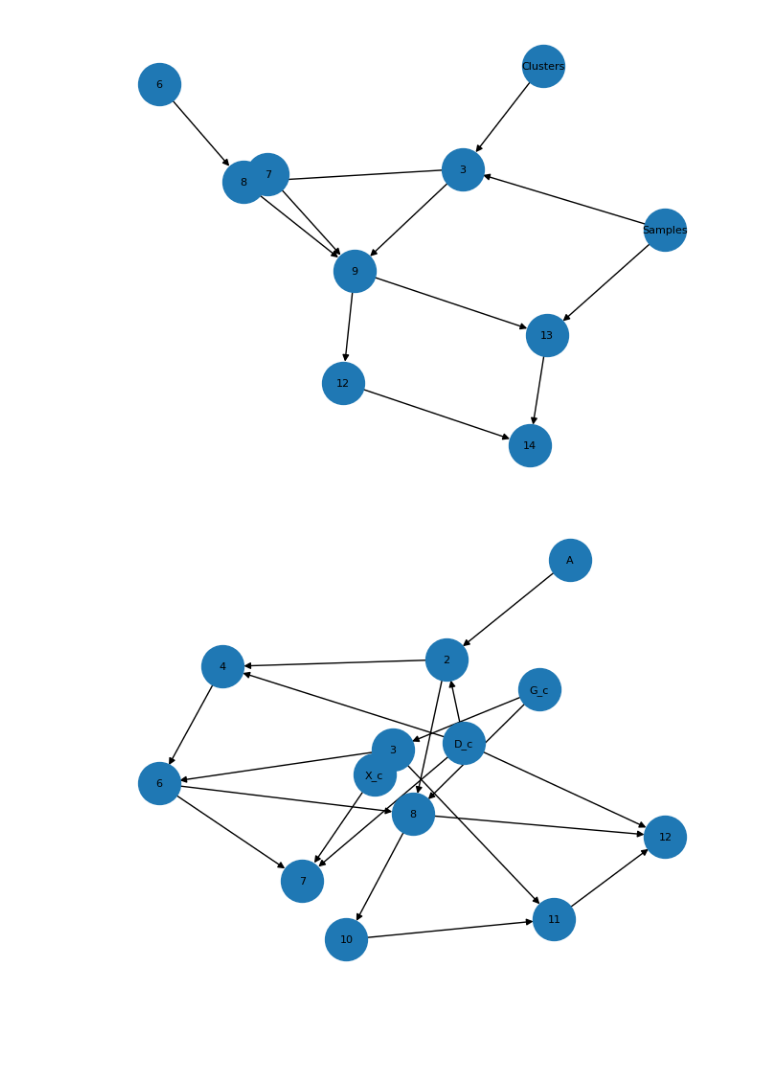
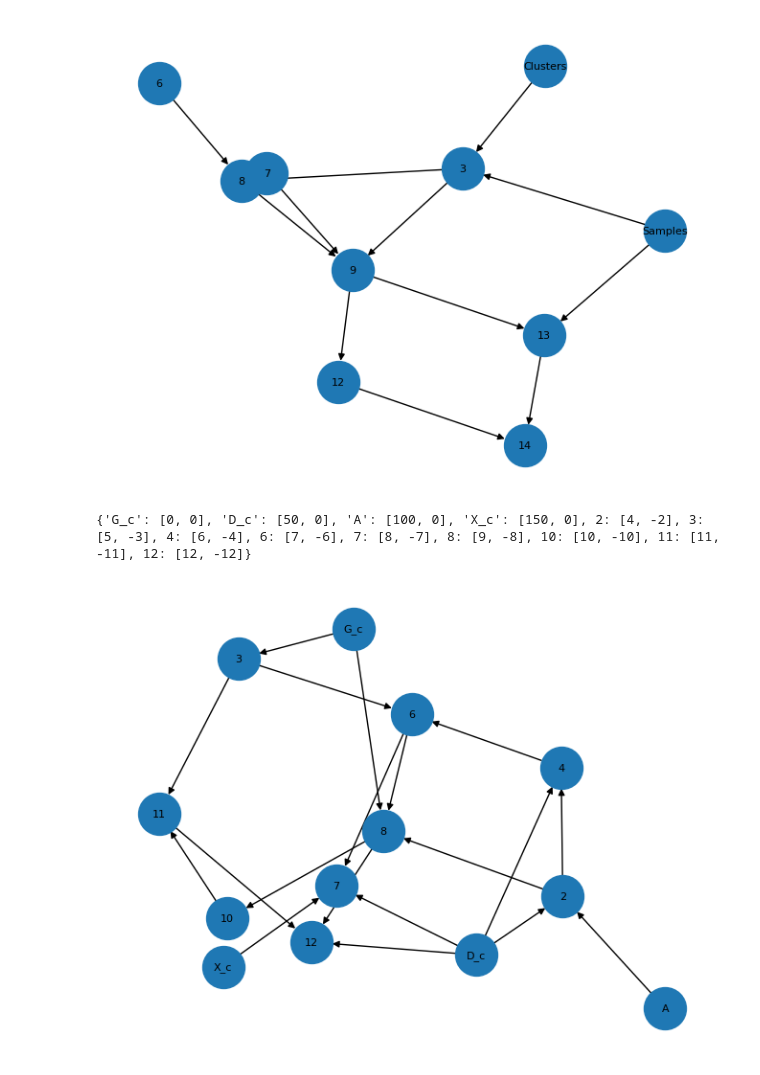
Before and after one commit to Helmholtz-AI-Energy/tensorcraft, a Jupyter notebook: notebooks/compiler_basics.ipynb, the cells around one changed output. Saved outputs shown, nothing was run; the diff lists cells and outputs as text; code cells hidden in the pictures; blank space fills up the shorter version.

```diff
--- a/notebooks/compiler_basics.ipynb
+++ b/notebooks/compiler_basics.ipynb
@@ -8,7 +8,7 @@ import matplotlib.pyplot as plt
 import networkx as nx
 
 importlib.reload(tc)
-from tensorcraft.compiler.compiler import DataGraphTransformer
+from tensorcraft.compiler.compiler import ProgramTransformer
 code = """
 # Distance computation
 Dist[j,k] = (Samples[j,l] - Clusters[k,l]) * (Samples[j,l] - Clusters[k,l])
@@ -26,36 +26,44 @@ Update[l,k] = Update[l,k] / Count[l]
 """
 tree = tc.compile(code)
 
-dataGraph, vars, inputs, ops = DataGraphTransformer(code).transform(tree)
+kmeans_kernel = ProgramTransformer(code).transform(tree)
 # pos = nx.drawing.bfs_layout(dataGraph, "X", align="vertical")
-nx.draw_kamada_kawai(dataGraph, with_labels=True, font_size=8, node_size=1000)
+nx.draw_kamada_kawai(kmeans_kernel.graph, with_labels=True, font_size=8, node_size=1000)
 # %% [output]
-[figure, old version]
+[figure, new version]
 # %%
 
 import importlib
 import matplotlib.pyplot as plt
 import networkx as nx
 
+from tensorcraft.compiler.model import Program
+
 importlib.reload(tc)
-from tensorcraft.compiler.compiler import DataGraphTransformer
+from tensorcraft.compiler.compiler import ProgramTransformer
 code = """
 W_c[i] = A[i,j] * D_c[j]
 Gamma_c = G_c[i] * G_c[i]
 Theta_c = D_c[i] * W_c[i]
 
 Alpha_c = Gamma_c / Theta_c
 X_n[i] = X_c[i] + Alpha_c * D_c[i]
 G_n[i] = G_c[i] + Alpha_c * W_c[i]
 
 Gamma_n = G_n[i] * G_n[i]
 Beta_n = Gamma_n / Gamma_c
 Delta_n = Beta_n * D_c[i] - G_n[i]
 """
 tree = tc.compile(code)
 
-dataGraph, vars, inputs, tensor_exp = DataGraphTransformer(code).transform(tree)
-# pos = nx.drawing.bfs_layout(dataGraph, "X", align="vertical")
-nx.draw_kamada_kawai(dataGraph, with_labels=True, font_size=8, node_size=1000)
+conjugate_gradient_kernel: Program = ProgramTransformer(code).transform(tree)
+
+pos = {node: [i*50, 0] if type(node) == str else [i, -node] for i, node in enumerate(conjugate_gradient_kernel.graph)}
+print(pos)
+pos = nx.kamada_kawai_layout(conjugate_gradient_kernel.graph, pos=pos, center=[len(pos.keys())/2,25])
+# pos = nx.bfs_layout(conjugate_gradient_kernel.graph, start=conjugate_gradient_kernel.input_variables[0], align="vertical")
+# pos = nx.spring_layout(conjugate_gradient_kernel.graph, pos=pos, fixed=conjugate_gradient_kernel.input_variables)
+nx.draw(conjugate_gradient_kernel.graph, pos=pos, with_labels=True, font_size=8, node_size=1000)
 # %% [output]
+{'G_c': [0, 0], 'D_c': [50, 0], 'A': [100, 0], 'X_c': [150, 0], 2: [4, -2], 3: [5, -3], 4: [6, -4], 6: [7, -6], 7: [8, -7], 8: [9, -8], 10: [10, -10], 11: [11, -11], 12: [12, -12]}
-[figure, old version]
+[figure, new version]
```
Also changed, not shown: parts of 1 cell of this notebook, 1 other file.
